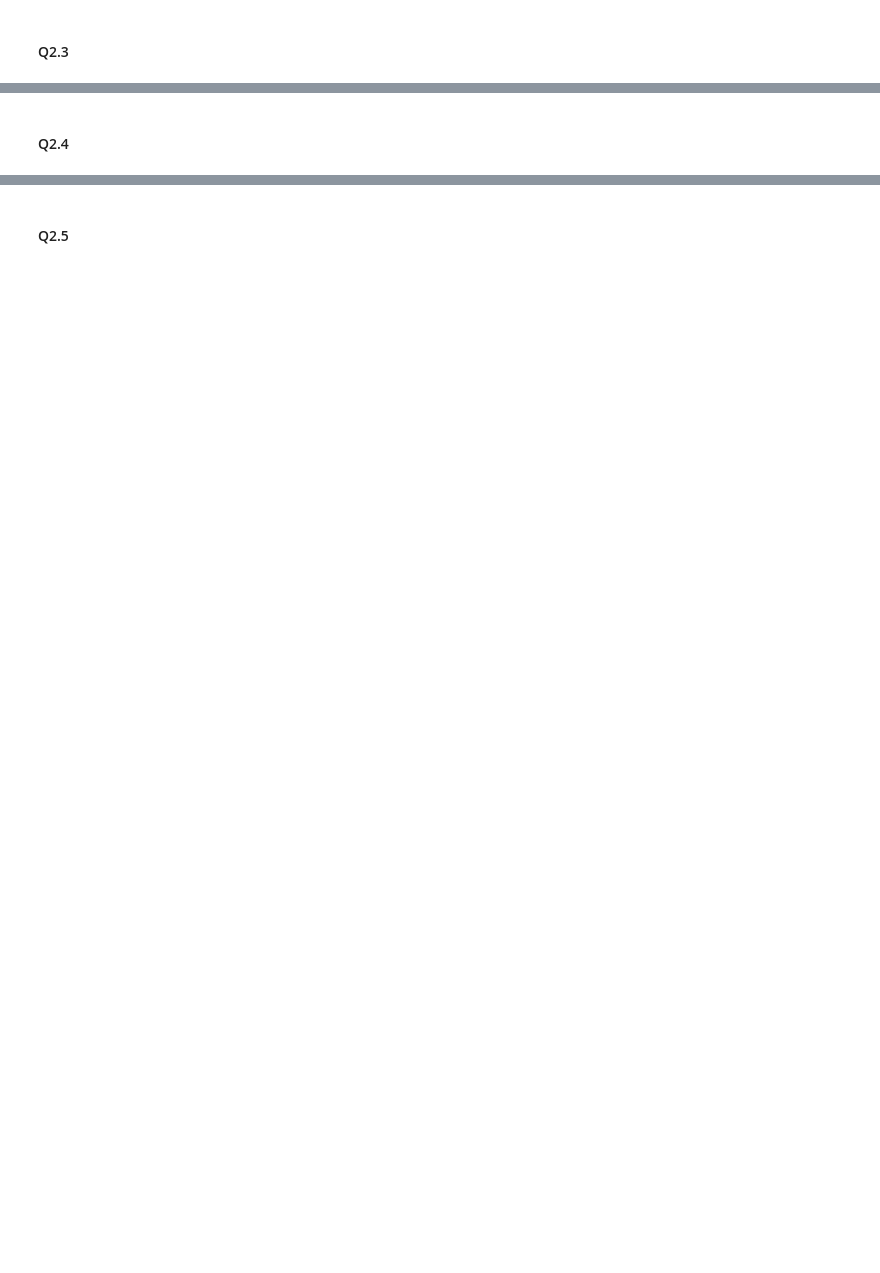
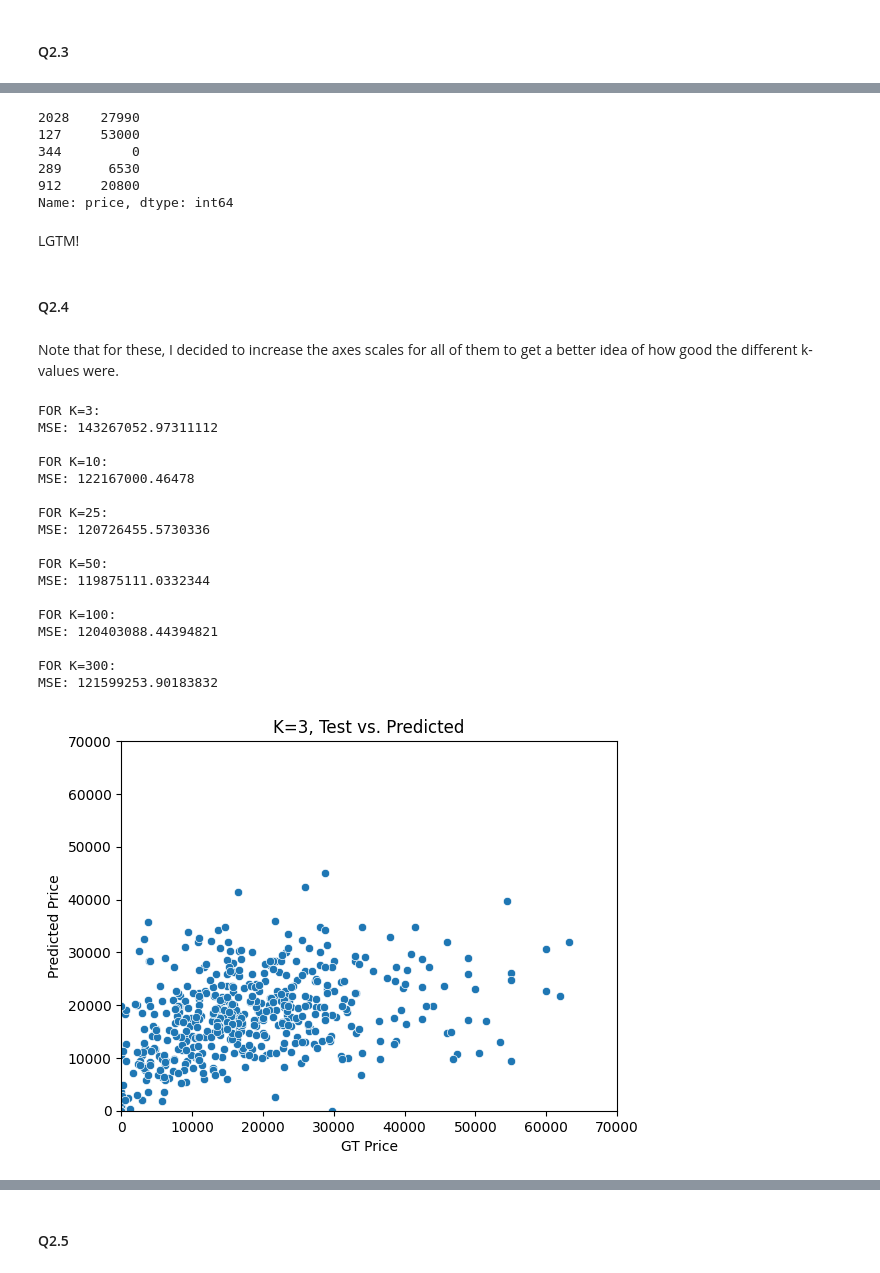
Before and after one commit to kevincha12/knn_assignment, a Jupyter notebook: assignment_knn.ipynb, the cells around one changed output, grey strips where cells are left out. Saved outputs shown, nothing was run; the diff lists cells and outputs as text; code cells hidden in the pictures; blank space fills up the shorter version.

```diff
--- a/assignment_knn.ipynb
+++ b/assignment_knn.ipynb
@@ -41,2 +87,11 @@ The target variable `y` is `price` and the features are `year` and `mileage`.
 # %% [markdown]
 #### Q2.2
+# %%
+# i literally STOLE this word for word from the KNN ipynb lol :)
+def maxmin(z):
+    z = (z-min(z))/(max(z)-min(z))
+    return(z)
+# %%
+X = modified_cars_df[['year', 'mileage']]
+y = modified_cars_df['price']
+X_scaled = X.apply(maxmin)
@@ -43,2 +116,4 @@ The target variable `y` is `price` and the features are `year` and `mileage`.
 # %% [markdown]
 #### Q2.3
+# %%
+X_train, X_test, y_train, y_test = train_test_split(X_scaled, y, test_size=0.2, random_state=251130)
@@ -45,2 +129,53 @@ The target variable `y` is `price` and the features are `year` and `mileage`.
+# %%
+y_train.head()
+# %% [output]
+2028    27990
+127     53000
+344         0
+289      6530
+912     20800
+Name: price, dtype: int64
+# %% [markdown]
+LGTM!
 # %% [markdown]
 #### Q2.4
+# %% [markdown]
+Note that for these, I decided to increase the axes scales for all of them to get a better idea of how good the different k-values were.
+# %%
+# scaling both with the standard scaler dataset
+scaler = StandardScaler()
+X_train_scaled = scaler.fit_transform(X_train)
+X_test_scaled = scaler.fit_transform(X_test)
+# %%
+all_mses = {}
+for k in [3,10,25,50,100,300]:
+    model = KNeighborsRegressor(n_neighbors=k)
+    fitted_model = model.fit(X_train_scaled, y_train)
+    y_hat = fitted_model.predict(X_test_scaled)
+
+    mse = mean_squared_error(y_test, y_hat)
+    all_mses[k] = mse
+    print(f"FOR K={k}:\nMSE: {mse}\n")
+    fig, ax = plt.subplots()
+    ax.set_xlim(0, 70000)
+    ax.set_ylim(0, 70000)
+    k_plot = sns.scatterplot(x=y_test, y=y_hat, ax=ax).set(title=f"K={k}, Test vs. Predicted", xlabel="GT Price", ylabel="Predicted Price")
+# %% [output]
+FOR K=3:
+MSE: 143267052.97311112
+
+FOR K=10:
+MSE: 122167000.46478
+
+FOR K=25:
+MSE: 120726455.5730336
+
+FOR K=50:
+MSE: 119875111.0332344
+
+FOR K=100:
+MSE: 120403088.44394821
+
+FOR K=300:
+MSE: 121599253.90183832
+[figure, added]
```
Also changed, not shown: parts of 18 cells of this notebook.
